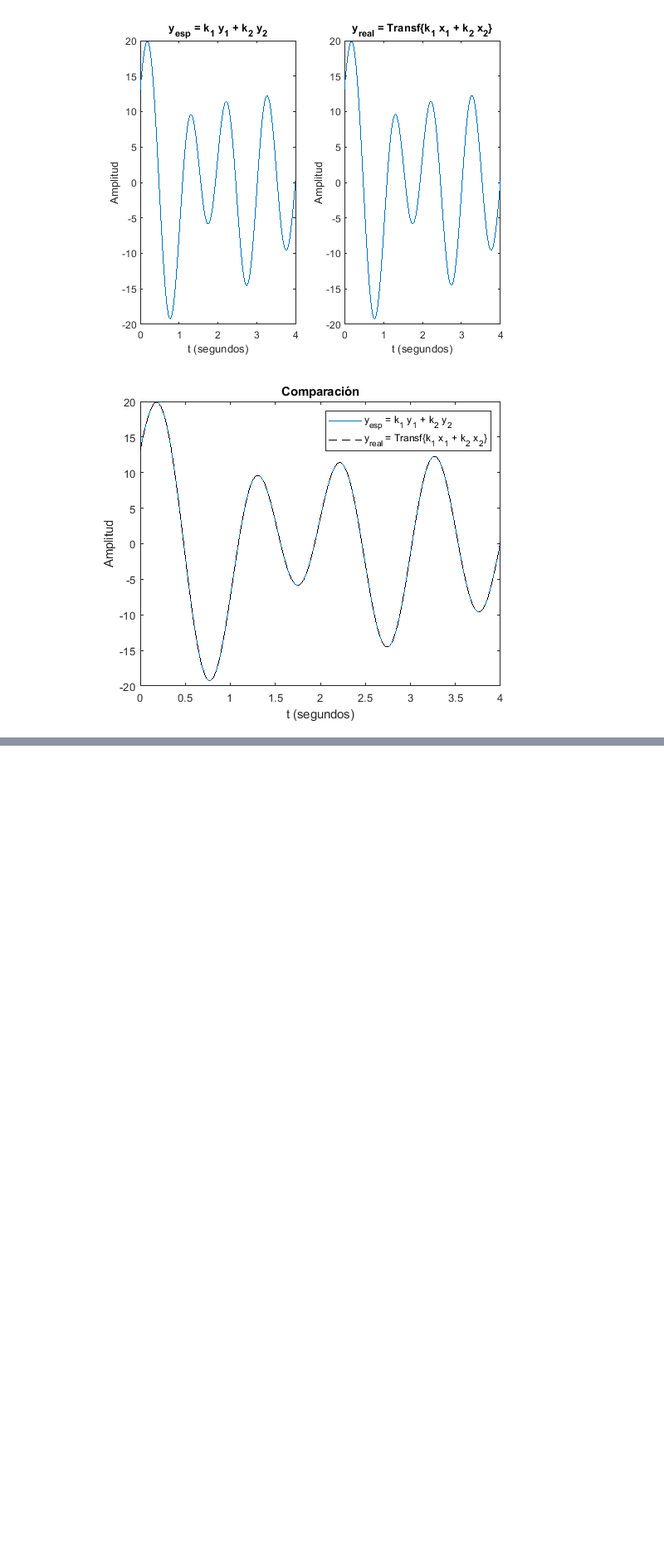
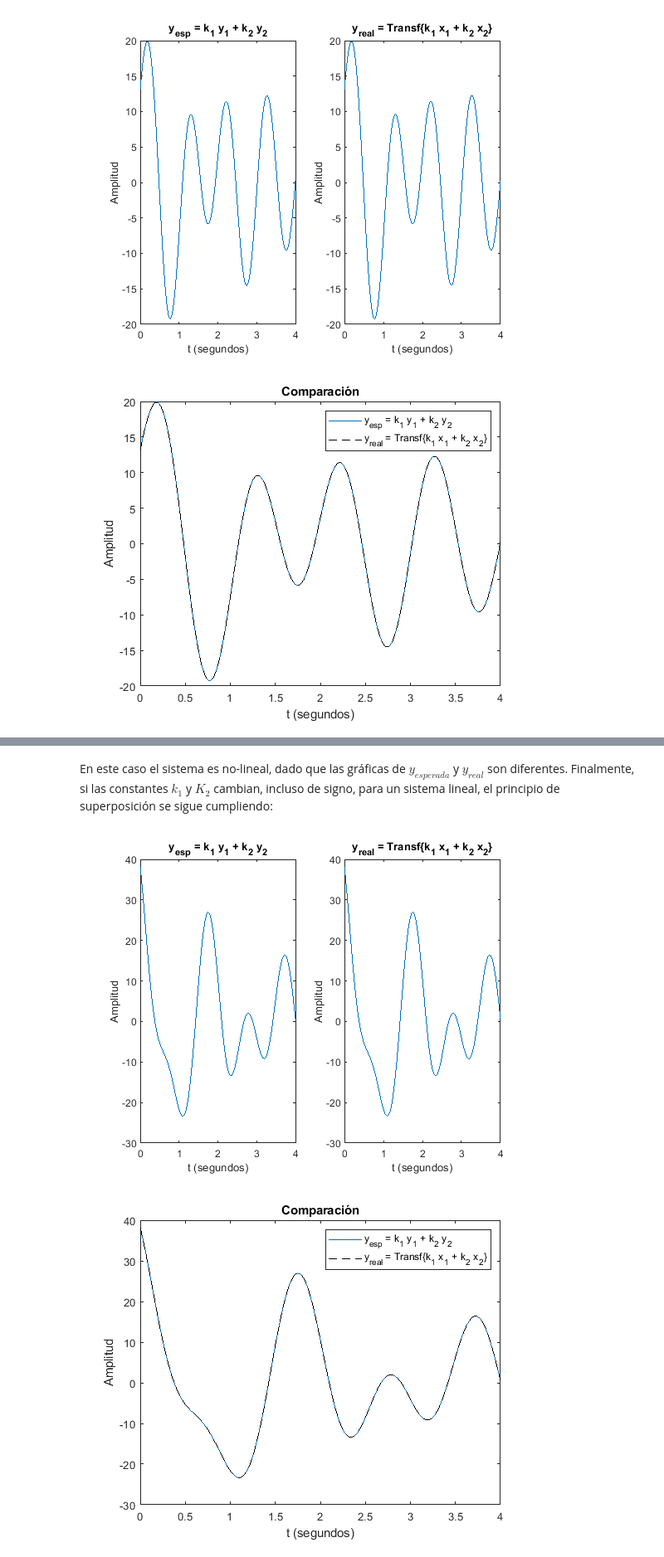
Before and after one commit to LuisGerardo2204/senales_sistemas, a Jupyter notebook: _build/jupyter_execute/Practica1.ipynb, the cells around one changed output, grey strips where cells are left out. Shown: that part at 83% size. Cells and saved outputs as stored; diff of their text form; code cells hidden in the pictures; blank space fills up the shorter version.

```diff
--- a/_build/jupyter_execute/Practica1.ipynb
+++ b/_build/jupyter_execute/Practica1.ipynb
@@ -59,0 +104,44 @@ legend("y_{esp} = k_1 y_1 + k_2 y_2","y_{real} = Transf\{k_1 x_1 + k_2 x_2\}")
+# %% [markdown]
+En este caso el sistema es no-lineal, dado que las gráficas de $y_{esperada}$ y $y_{real}$ son diferentes. Finalmente, si las constantes $k_1$ y $K_2$ cambian, incluso de signo, para un sistema lineal, el principio de superposición se sigue cumpliendo:
+# %%
+clear
+close all
+t = [0:0.01:4];               % Vector de tiempo
+x1 = sin(2*pi*t);           % Tseñal 1
+x2 = exp(-0.5*t).*cos(3.5*t);             % señal 2
+k1 = -4.5;                   % constante k1
+k2 = 15.25;                %   constante k2
+x = k1*x1+k2*x2;      % Señal combinada
+% Se deinen las funciones Transf para el sistema
+Transf_a = @(x) 2.5*x;
+Transf_b = @(x) 4.5*x+3;
+Transf_c = @(x) x.^2-5*x+2;
+Transf_d = @(x) cos(3*x)+2*x;
+Transf_e = @(x) exp(-4.5*x).*cos(20*x);
+% Prueba de linealidad
+y1 = Transf_a(x1);
+y2 = Transf_a(x2);
+y_esperada= k1*y1+k2*y2;  % Respuesta esperada para un sistema lineal
+y_real = Transf_a(x);             % Respuesta real del sistema
+clf;                          % Limpiar figura
+subplot(1,2,1);
+plot(t,y_esperada);                % Se grafica la respuesta esperada
+title('y_{esp} = k_1 y_1 + k_2 y_2')
+xlabel('t (segundos)');
+ylabel('Amplitud');
+subplot(1,2,2);
+plot(t,y_real);                % Se grafica la respuesta real
+title('y_{real} = Transf\{k_1 x_1 + k_2 x_2\}')
+xlabel('t (segundos)');
+ylabel('Amplitud');
+figure
+plot(t,y_esperada);
+hold on
+plot(t,y_real,'k--');
+title('Comparación')
+xlabel('t (segundos)');
+ylabel('Amplitud');
+legend("y_{esp} = k_1 y_1 + k_2 y_2","y_{real} = Transf\{k_1 x_1 + k_2 x_2\}")
+# %% [output]
+[figure, added]
+[figure, added]
```
Also changed, not shown: parts of 2 cells of this notebook, 24 other files.
